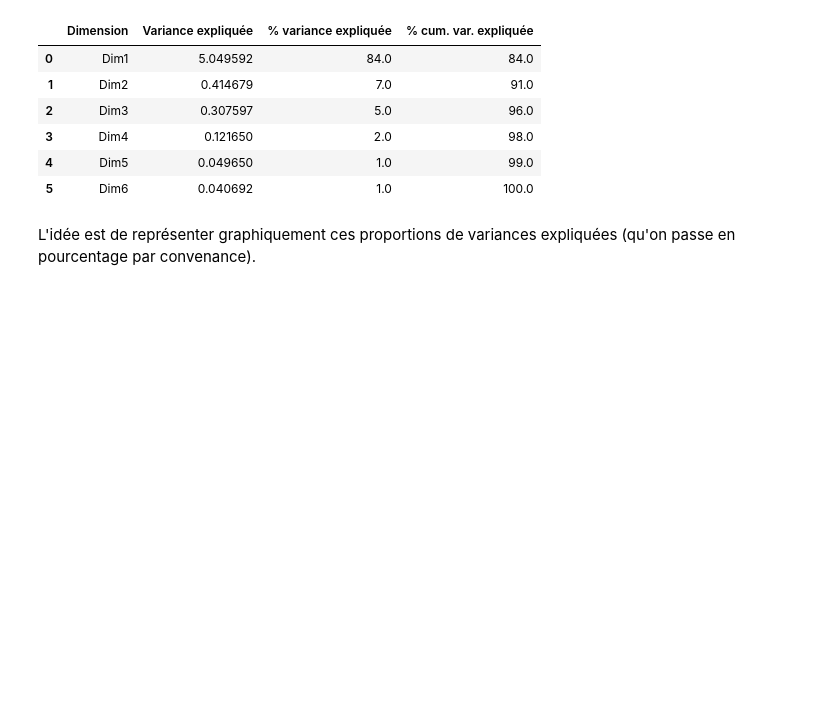
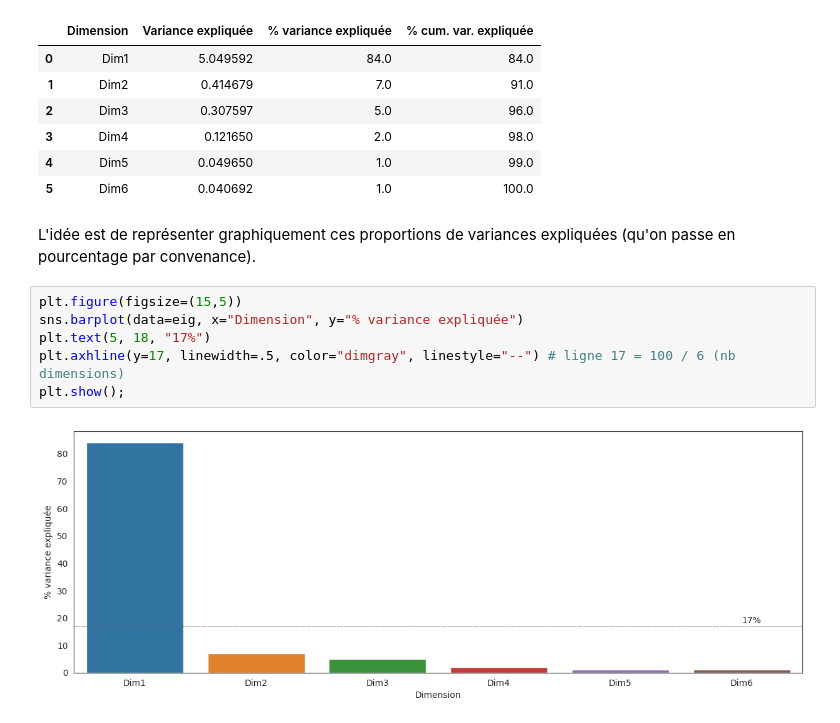
Before and after one commit to DavidTGAUTIER/mini-projects, a Jupyter notebook: Gouvernance-indicators/wgi-acp.ipynb, the cells around one changed output. Cells and saved outputs as stored; diff of their text form; blank space fills up the shorter version.

```diff
--- a/Gouvernance-indicators/wgi-acp.ipynb
+++ b/Gouvernance-indicators/wgi-acp.ipynb
@@ -74,3 +74,11 @@ eig
 | 5 | Dim6 | 0.040692 | 1.0 | 100.0 |
 # %% [markdown]
 L'idée est de représenter graphiquement ces proportions de variances expliquées (qu'on passe en pourcentage par convenance).
+# %%
+plt.figure(figsize=(15,5))
+sns.barplot(data=eig, x="Dimension", y="% variance expliquée")
+plt.text(5, 18, "17%")
+plt.axhline(y=17, linewidth=.5, color="dimgray", linestyle="--") # ligne 17 = 100 / 6 (nb dimensions)
+plt.show();
+# %% [output]
+[figure, added]
```
